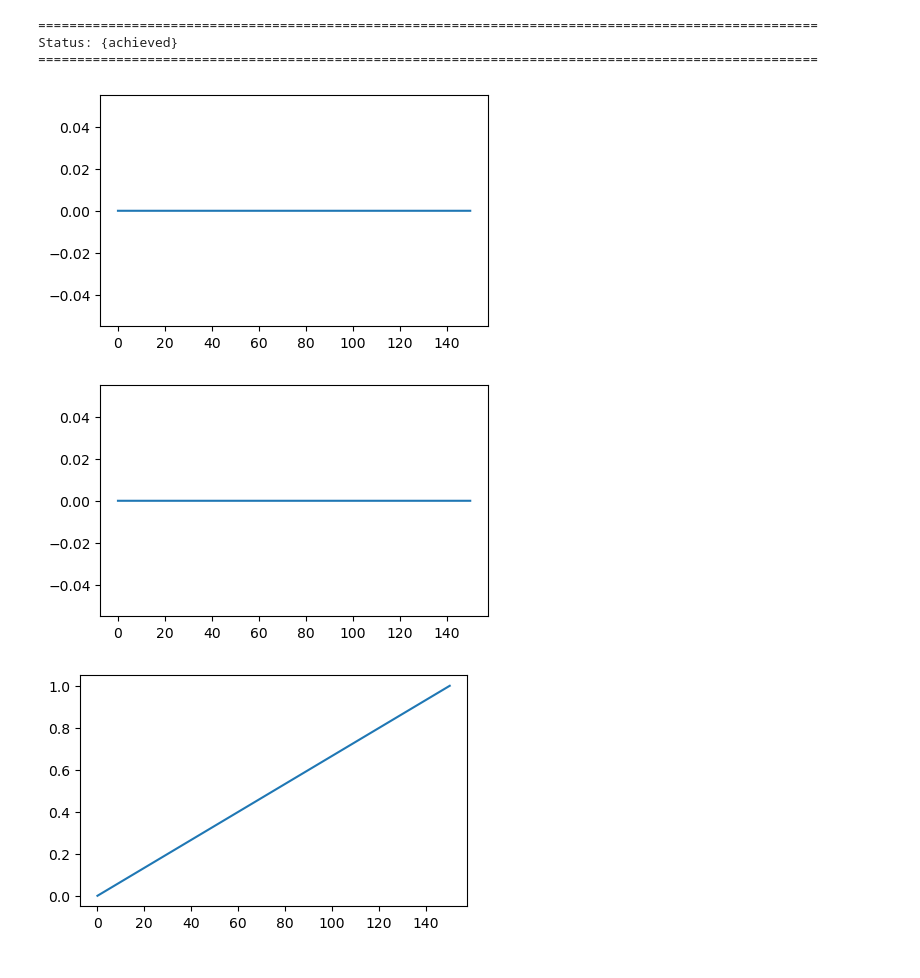
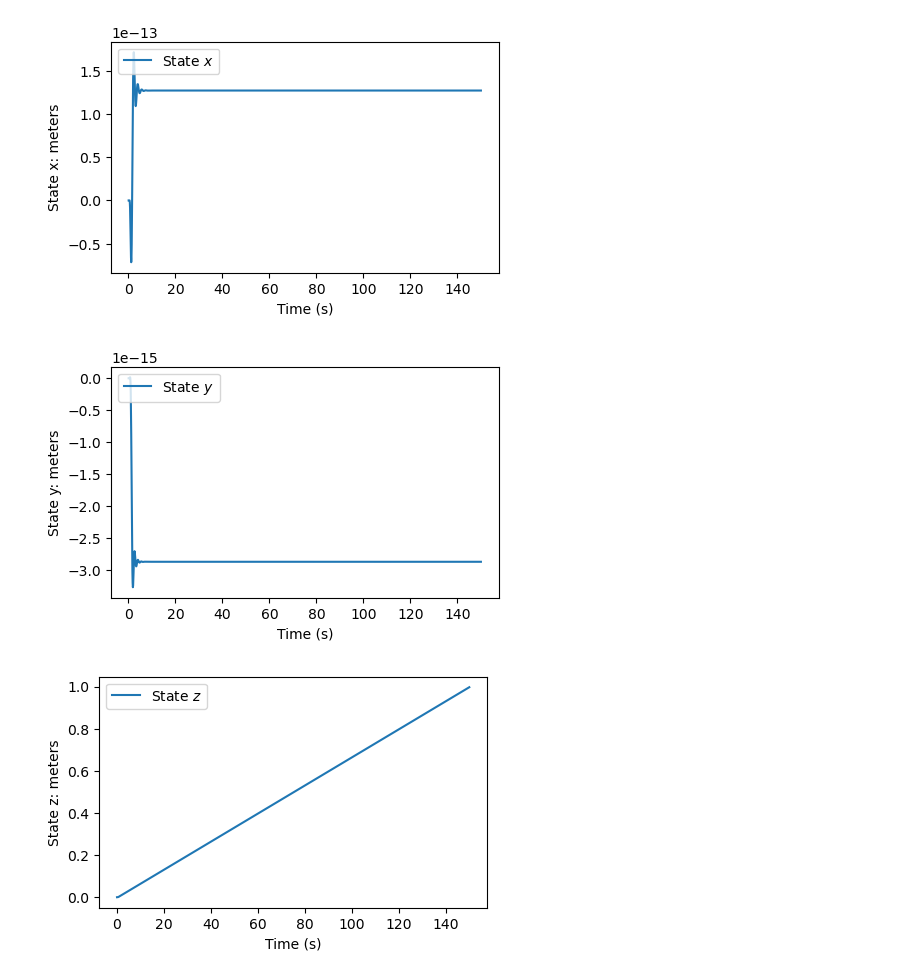
Before and after one commit to AhmedKhan04/AE352-Drone-Project, a Jupyter notebook: simulation.ipynb, the cells around one changed output. Saved outputs shown, nothing was run; the diff lists cells and outputs as text; code cells hidden in the pictures.

Commit message:
some smoothing some plotting lowkey it is what it is +_+

```diff
--- a/simulation.ipynb
+++ b/simulation.ipynb
@@ -130,9 +131,9 @@ A = sp.N(f.jacobian(state).subs(eq_subs))
 B = sp.N(f.jacobian(u).subs(eq_subs))
 
 # state space model Ax + B(-Kx) = y
-state_max = [0.05, 0.05,0.05, 0.4, 0.4,0.2,sp.rad(10),sp.rad(10),sp.rad(15), sp.rad(60),sp.rad(60),sp.rad(60)]
+state_max = [0.05,0.05,0.05,0.2,0.2,0.2,sp.rad(10), sp.rad(10),sp.rad(15),sp.rad(60),sp.rad(60), sp.rad(60)]
 Q = sp.N(sp.diag(*[1 / value**2 for value in state_max]))
-control_max = [2500.0, 2500.0, 2500.0, 2500.0]
+control_max = [4000.0, 4000.0, 4000.0, 4000.0]
 R = sp.N(sp.diag(*[1 / value**2 for value in control_max]))
 
 P = solve_continuous_are(np.array(A.tolist(), dtype=float),np.array(B.tolist(),dtype=float),np.array(Q.tolist(),dtype=float),np.array(R.tolist(),dtype=float))
@@ -176,13 +177,17 @@ def follow_path(path_list, time):
     state_hist = []
     u_history = []
     time_hist = []
-
+    vector_trj = path_list[0]
+    if len(vector_trj) == 12:
+        target_state = sp.Matrix(vector_trj) # multi sizing
+    else:
+        target_state = sp.Matrix(list(vector_trj) + [0] * (12 - len(vector_trj)))
+    x = target_state
     for t,vector_trj in zip(time, path_list):
         if len(vector_trj) == 12:
             target_state = sp.Matrix(vector_trj) # multi sizing
         else:
             target_state = sp.Matrix(list(vector_trj) + [0] * (12 - len(vector_trj)))
-        x = target_state
         du = -K*(x-target_state)
         current_u = u_eq + du
 
@@ -199,57 +204,40 @@ def follow_path(path_list, time):
         time_hist.append(t)
 
     return time_hist, state_hist
-# # Testing:
-# time_hist, state_hist = get_to_target(sp.zeros(12,1),  sp.Matrix([1, 1, 1, 0, 0, 0, 0, 0, 0, 0, 0, 0]))
-# states_np = np.array([np.array(s.tolist(), dtype=float).flatten() for s in state_hist])
-
-# for value in range(states_np.shape[1]):
-#     plt.figure(figsize=(10, 6))
-#     plt.plot(time_hist, states_np[:, value], label=f"State {value+1}")
-
-# plt.xlabel("Time (s)")
-# plt.ylabel("State Value")
-# plt.legend(loc="upper left")
-# plt.show()
 # %%
 # Test 1: Hover 1 m above ground
 
 target_state = np.array([0,0,1, 0, 0, 0, 0, 0, 0, 0, 0, 0])
 initial_state = np.array([0,0,0, 0, 0, 0, 0, 0, 0, 0, 0, 0])
 
 def get_straight_path_z(initial_state, target_state, steps):
     z_linspace = np.linspace(initial_state[2], target_state[2], steps)
     state_hist = []
     time_hist = []
     current_time = 0.0
     dt = 0.1
     for z_var in z_linspace:
         state_hist.append(sp.Matrix([0,0,z_var, 0,0,0, 0,0,0,0,0,0]))
         current_time += dt
         time_hist.append(current_time)
     return state_hist, time_hist
 
 states, times = get_straight_path_z(initial_state, target_state, 1500)
 time_hist, state_hist = follow_path(states, times)
 
-print("=" * 100)
-print("Status: {achieved}")
-print("=" * 100)
 
 states_np = np.array([np.array(s.tolist(), dtype=float).flatten() for s in state_hist])
 
 for value in range(states_np.shape[1]):
     plt.figure(figsize=(5, 3))
-    plt.plot(time_hist, states_np[:, value], label=f"State {value+1}")
+    plt.plot(time_hist, states_np[:, value], label=f"State {f"${sp.latex(state_sym[value])}$"}")
+    plt.legend(loc="upper left")
+    plt.xlabel("Time (s)")
+    plt.ylabel(f"State {sp.latex(state_sym[value])}: {units_vec[value]}")
 
-plt.xlabel("Time (s)")
-plt.ylabel("State Value")
-plt.legend(loc="upper left")
+
 plt.show()
 # %% [output]
-====================================================================================================
-Status: {achieved}
-====================================================================================================
-[figure, old version]
+[figure, new version]
-[figure, old version]
+[figure, new version]
-[figure, old version]
+[figure, new version]
```
Also changed, not shown: parts of 7 cells of this notebook.
